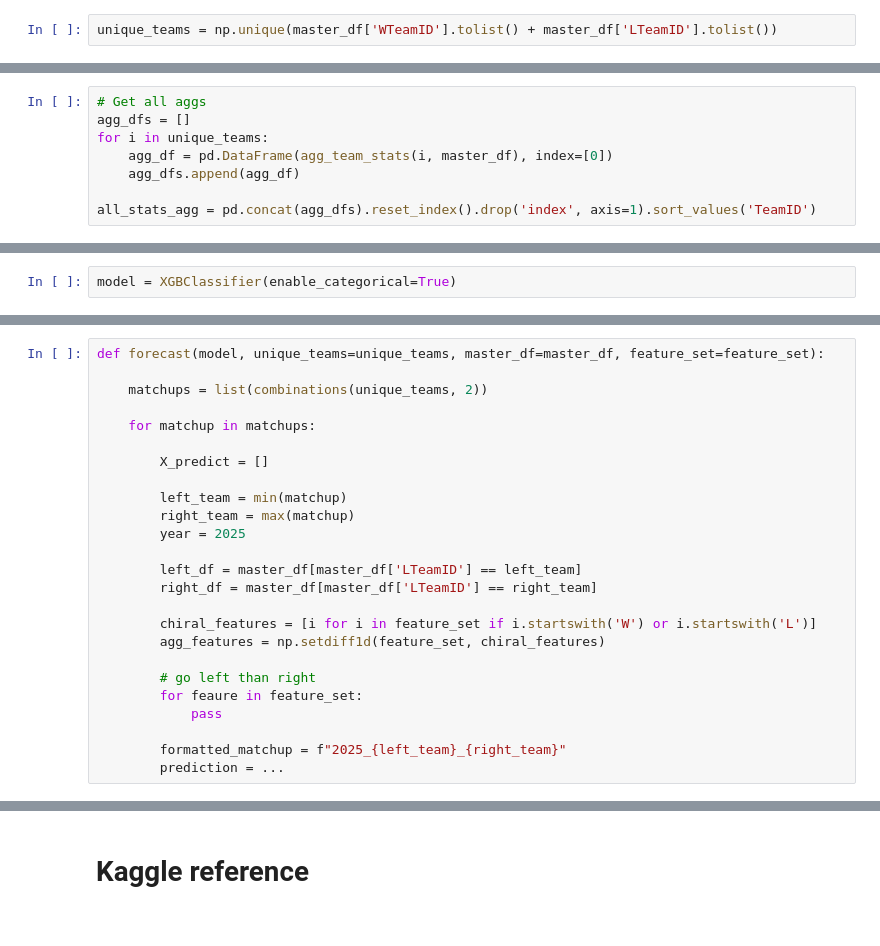
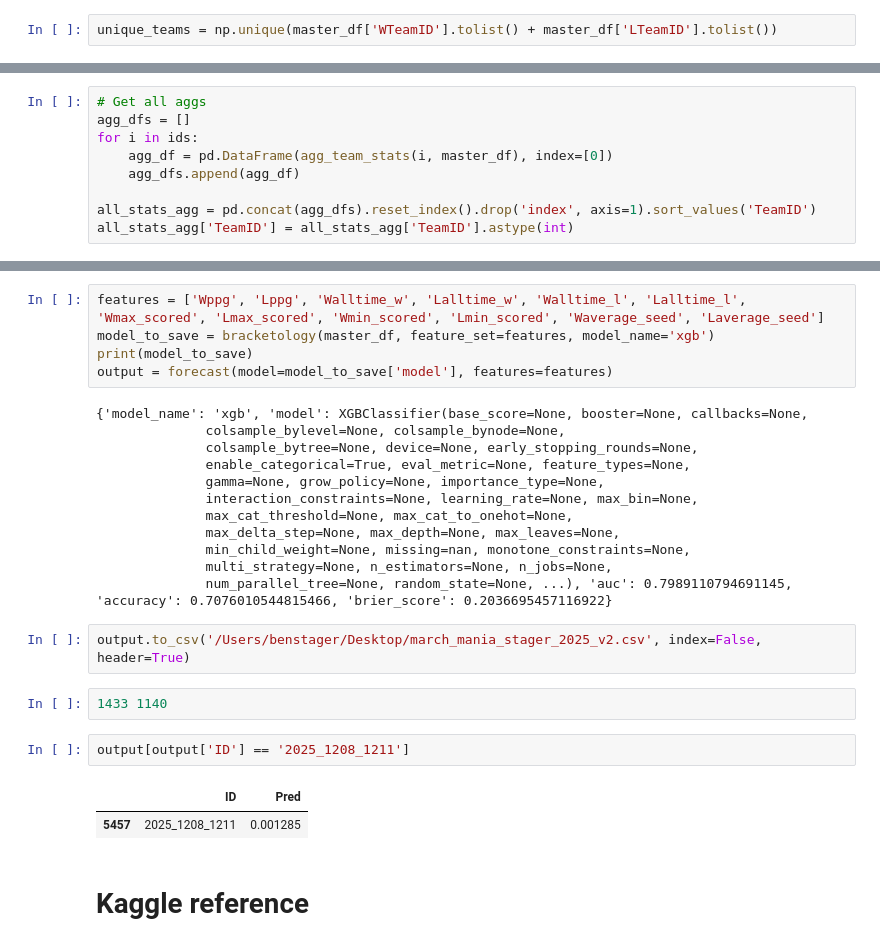
Before and after one commit to benstager/march-mania-2025, a Jupyter notebook: catboost_ex.ipynb, the cells around one changed output, grey strips where cells are left out. Cells and saved outputs as stored; diff of their text form.

```diff
--- a/catboost_ex.ipynb
+++ b/catboost_ex.ipynb
@@ -180,8 +288,9 @@ unique_teams = np.unique(master_df['WTeamID'].tolist() + master_df['LTeamID'].to
 # %%
 # Get all aggs
 agg_dfs = []
-for i in unique_teams:
+for i in ids:
     agg_df = pd.DataFrame(agg_team_stats(i, master_df), index=[0])
     agg_dfs.append(agg_df)
 
 all_stats_agg = pd.concat(agg_dfs).reset_index().drop('index', axis=1).sort_values('TeamID')
+all_stats_agg['TeamID'] = all_stats_agg['TeamID'].astype(int)
@@ -196,2 +296,0 @@ Note: you may need to restart the kernel to use updated packages.
-# %%
-model = XGBClassifier(enable_categorical=True)
@@ -242,25 +296,0 @@ False
-# %%
-def forecast(model, unique_teams=unique_teams, master_df=master_df, feature_set=feature_set):
-
-    matchups = list(combinations(unique_teams, 2))
-
-    for matchup in matchups:
-
-        X_predict = []
-
-        left_team = min(matchup)
-        right_team = max(matchup)
-        year = 2025
-
-        left_df = master_df[master_df['LTeamID'] == left_team]
-        right_df = master_df[master_df['LTeamID'] == right_team]
-
-        chiral_features = [i for i in feature_set if i.startswith('W') or i.startswith('L')]
-        agg_features = np.setdiff1d(feature_set, chiral_features)
-
-        # go left than right
-        for feaure in feature_set:
-            pass
-
-        formatted_matchup = f"2025_{left_team}_{right_team}"
-        prediction = ...
@@ -267,3 +370,29 @@ def forecast(model, unique_teams=unique_teams, master_df=master_df, feature_set=
+# %%
+features = ['Wppg', 'Lppg', 'Walltime_w', 'Lalltime_w', 'Walltime_l', 'Lalltime_l', 'Wmax_scored', 'Lmax_scored', 'Wmin_scored', 'Lmin_scored', 'Waverage_seed', 'Laverage_seed']
+model_to_save = bracketology(master_df, feature_set=features, model_name='xgb')
+print(model_to_save)
+output = forecast(model=model_to_save['model'], features=features)
+# %% [output]
+{'model_name': 'xgb', 'model': XGBClassifier(base_score=None, booster=None, callbacks=None,
+              colsample_bylevel=None, colsample_bynode=None,
+              colsample_bytree=None, device=None, early_stopping_rounds=None,
+              enable_categorical=True, eval_metric=None, feature_types=None,
+              gamma=None, grow_policy=None, importance_type=None,
+              interaction_constraints=None, learning_rate=None, max_bin=None,
+              max_cat_threshold=None, max_cat_to_onehot=None,
+              max_delta_step=None, max_depth=None, max_leaves=None,
+              min_child_weight=None, missing=nan, monotone_constraints=None,
+              multi_strategy=None, n_estimators=None, n_jobs=None,
+              num_parallel_tree=None, random_state=None, ...), 'auc': 0.7989110794691145, 'accuracy': 0.7076010544815466, 'brier_score': 0.2036695457116922}
+# %%
+output.to_csv('/Users/benstager/Desktop/march_mania_stager_2025_v2.csv', index=False, header=True)
+# %%
+1433 1140
+# %%
+output[output['ID'] == '2025_1208_1211']
+# %% [output]
+|  | ID | Pred |
+| 5457 | 2025_1208_1211 | 0.001285 |
 # %% [markdown]
 # Kaggle reference
 # %%
```
Also changed, not shown: parts of 33 cells of this notebook.
